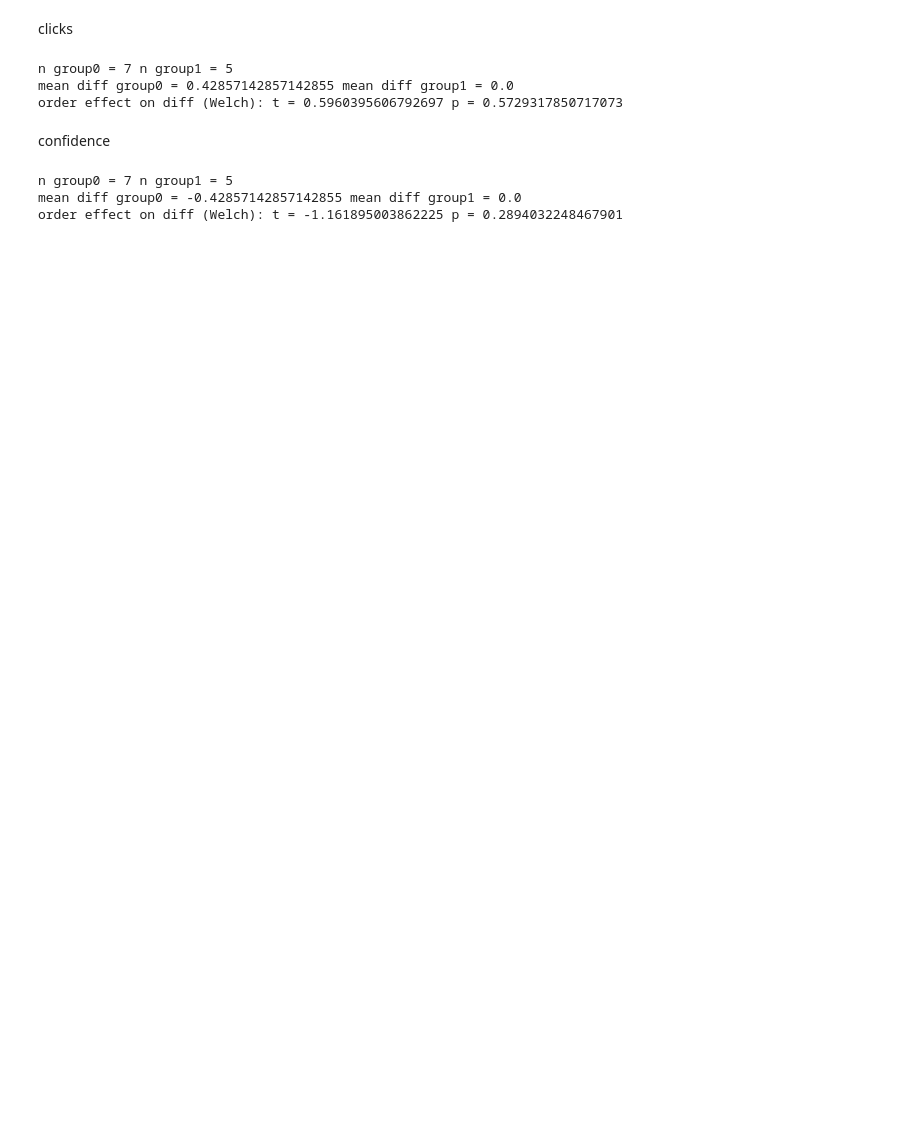
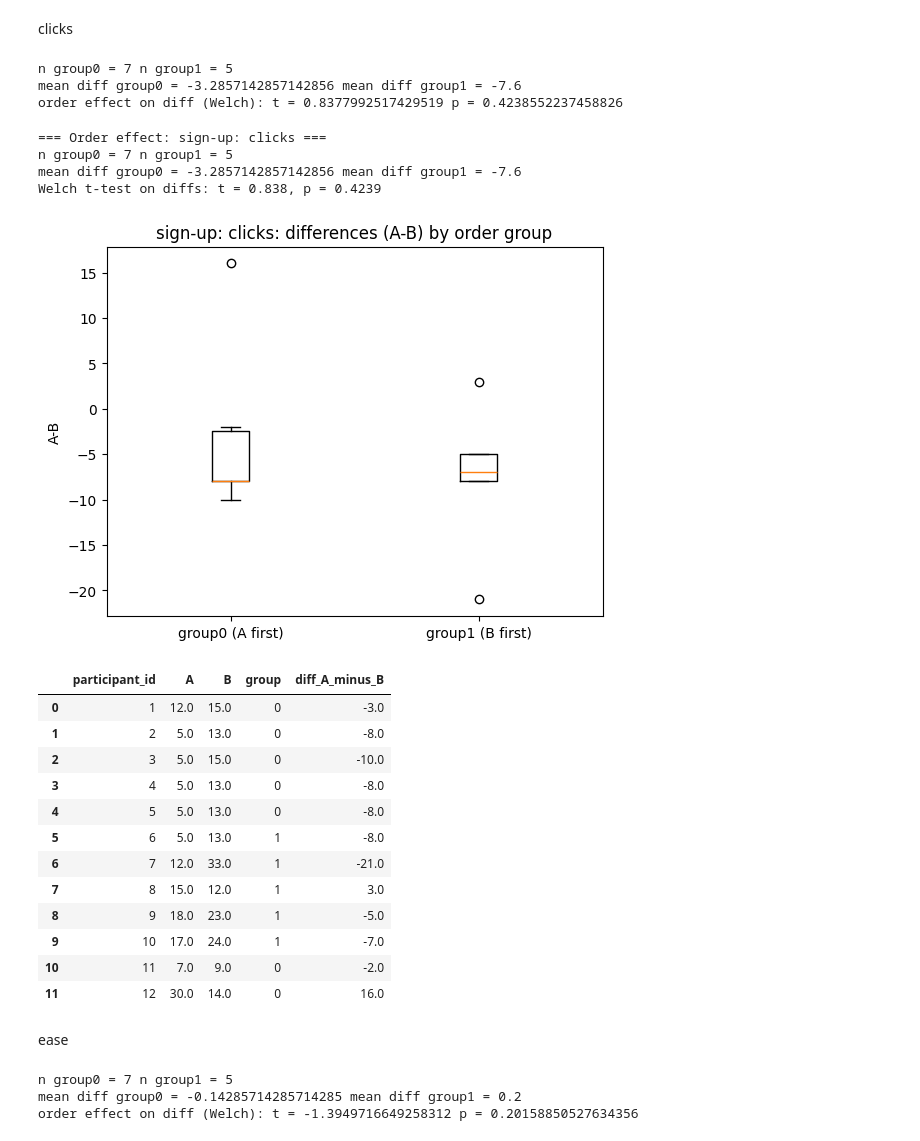
Before and after one commit to berrakkilic/UIPraktikum, a Jupyter notebook: signUpAnalysis.ipynb, the cells around one changed output. Drawn from its saved outputs; the diff is of its cells as text; code cells hidden in the pictures; blank space fills up the shorter version.

```diff
--- a/signUpAnalysis.ipynb
+++ b/signUpAnalysis.ipynb
@@ -148,14 +168,14 @@ order effect on diff (Welch): t = 0.3110855084191276 p = 0.7662600657593479
 # %% [markdown]
 clicks
 # %%
-wide = addplant.pivot_table(
+wide = task.pivot_table(
     index="participant_id",
     columns="condition",
     values="clicks",
     aggfunc="mean"
 ).reset_index()
 
-groups = addplant[["participant_id", "group"]].drop_duplicates("participant_id")
+groups = task[["participant_id", "group"]].drop_duplicates("participant_id")
 wide = wide.merge(groups, on="participant_id", how="left")
 
 wide = wide.dropna(subset=["A", "B"])
@@ -172,19 +192,40 @@ t, p = stats.ttest_ind(g0, g1, equal_var=False)
 print("order effect on diff (Welch): t =", t, "p =", p)
 # %% [output]
 n group0 = 7 n group1 = 5
-mean diff group0 = 0.42857142857142855 mean diff group1 = 0.0
-order effect on diff (Welch): t = 0.5960395606792697 p = 0.5729317850717073
+mean diff group0 = -3.2857142857142856 mean diff group1 = -7.6
+order effect on diff (Welch): t = 0.8377992517429519 p = 0.4238552237458826
+# %%
+order_effect_check(task, "clicks", title="sign-up: clicks")
+# %% [output]
+=== Order effect: sign-up: clicks ===
+n group0 = 7 n group1 = 5
+mean diff group0 = -3.2857142857142856 mean diff group1 = -7.6
+Welch t-test on diffs: t = 0.838, p = 0.4239
+[figure, added]
+|  | participant_id | A | B | group | diff_A_minus_B |
+| 0 | 1 | 12.0 | 15.0 | 0 | -3.0 |
+| 1 | 2 | 5.0 | 13.0 | 0 | -8.0 |
+| 2 | 3 | 5.0 | 15.0 | 0 | -10.0 |
+| 3 | 4 | 5.0 | 13.0 | 0 | -8.0 |
+| 4 | 5 | 5.0 | 13.0 | 0 | -8.0 |
+| 5 | 6 | 5.0 | 13.0 | 1 | -8.0 |
+| 6 | 7 | 12.0 | 33.0 | 1 | -21.0 |
+| 7 | 8 | 15.0 | 12.0 | 1 | 3.0 |
+| 8 | 9 | 18.0 | 23.0 | 1 | -5.0 |
+| 9 | 10 | 17.0 | 24.0 | 1 | -7.0 |
+| 10 | 11 | 7.0 | 9.0 | 0 | -2.0 |
+| 11 | 12 | 30.0 | 14.0 | 0 | 16.0 |
 # %% [markdown]
-confidence
+ease
 # %%
-wide = addplant.pivot_table(
+wide = task.pivot_table(
     index="participant_id",
     columns="condition",
-    values="confidence",
+    values="ease",
     aggfunc="mean"
 ).reset_index()
 
-groups = addplant[["participant_id", "group"]].drop_duplicates("participant_id")
+groups = task[["participant_id", "group"]].drop_duplicates("participant_id")
 wide = wide.merge(groups, on="participant_id", how="left")
 
 wide = wide.dropna(subset=["A", "B"])
@@ -201,5 +242,5 @@ t, p = stats.ttest_ind(g0, g1, equal_var=False)
 print("order effect on diff (Welch): t =", t, "p =", p)
 # %% [output]
 n group0 = 7 n group1 = 5
-mean diff group0 = -0.42857142857142855 mean diff group1 = 0.0
-order effect on diff (Welch): t = -1.161895003862225 p = 0.2894032248467901
+mean diff group0 = -0.14285714285714285 mean diff group1 = 0.2
+order effect on diff (Welch): t = -1.3949716649258312 p = 0.20158850527634356
```
Also changed, not shown: parts of 17 cells of this notebook.
